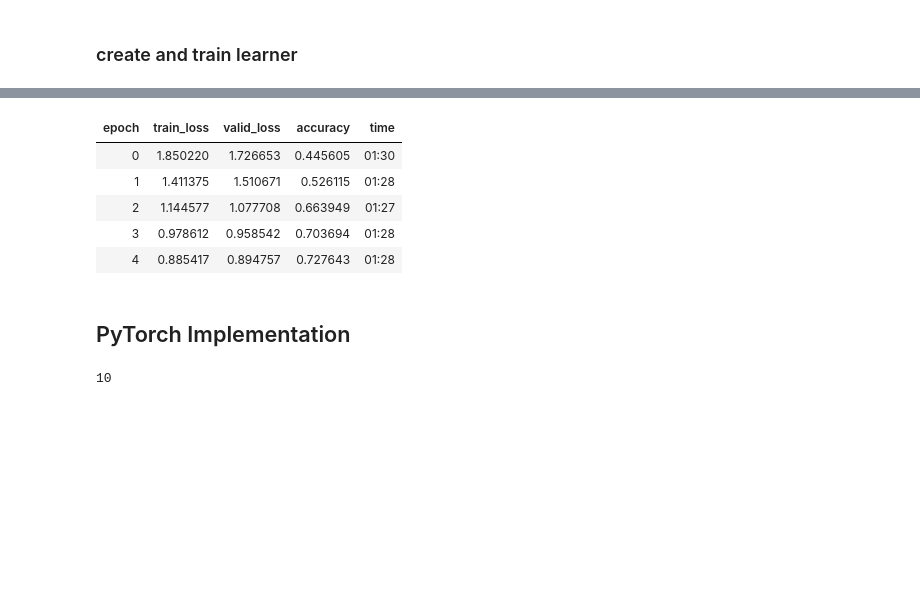
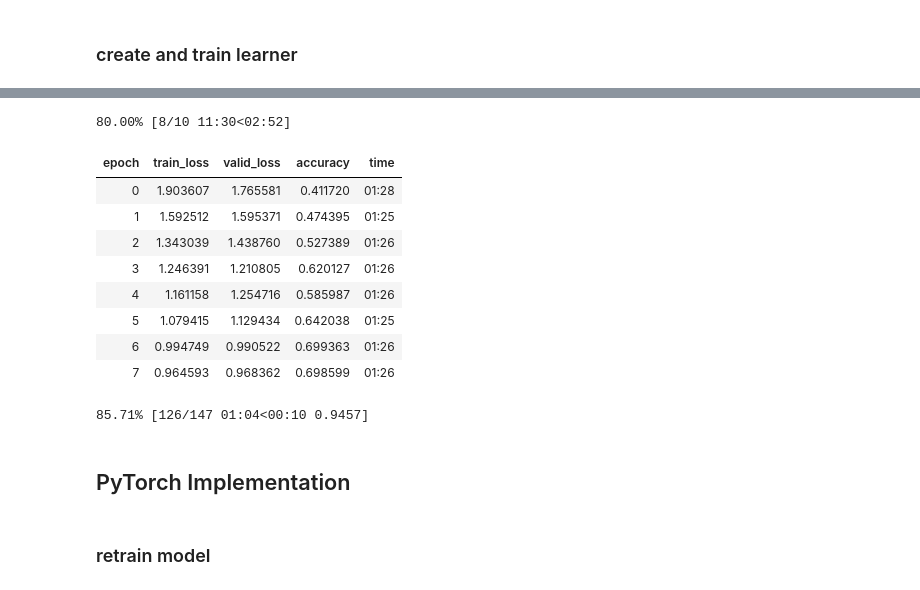
Before and after one commit to asiedubrempong/fastai-experiments, a Jupyter notebook: optimizers/sgd_momentum.ipynb, the cells around one changed output, grey strips where cells are left out. Drawn from its saved outputs; the diff is of its cells as text; code cells hidden in the pictures; blank space fills up the shorter version.

```diff
--- a/optimizers/sgd_momentum.ipynb
+++ b/optimizers/sgd_momentum.ipynb
@@ -42,8 +50,16 @@ def first_moment(p, beta1, grad_avg=None, **kwargs):
+# %%
+def timestep(p, ts=0, **kwargs):
+    ts += 1
+    return {'ts': ts}
 # %%
-def momentum_step(p, lr, grad_avg, **kwargs):
+def mom_step(p, lr, beta1, ts, grad_avg, bias_correct=False, **kwargs):
+    if bias_correct:
+        bc = debias(beta1, ts)
+        lr /= bc
+
     p.data.add_(-lr, grad_avg)
 # %%
-opt_func = partial(Optimizer, cbs=[first_moment, momentum_step], beta1=0.9)
+opt_func = partial(Optimizer, cbs=[timestep, first_moment, mom_step], beta1=0.9)
 # %% [markdown]
 ### create and train learner
 # %%
@@ -59,15 +73,18 @@ lr=1e-1
+# %%
+lr=3e-2
 # %%
-learn.fit_one_cycle(5, lr)
+learn.fit_one_cycle(10, lr)
 # %% [output]
+80.00% [8/10 11:30<02:52]
 | epoch | train_loss | valid_loss | accuracy | time |
-| 0 | 1.850220 | 1.726653 | 0.445605 | 01:30 |
-| 1 | 1.411375 | 1.510671 | 0.526115 | 01:28 |
-| 2 | 1.144577 | 1.077708 | 0.663949 | 01:27 |
-| 3 | 0.978612 | 0.958542 | 0.703694 | 01:28 |
-| 4 | 0.885417 | 0.894757 | 0.727643 | 01:28 |
+| 0 | 1.903607 | 1.765581 | 0.411720 | 01:28 |
+| 1 | 1.592512 | 1.595371 | 0.474395 | 01:25 |
+| 2 | 1.343039 | 1.438760 | 0.527389 | 01:26 |
+| 3 | 1.246391 | 1.210805 | 0.620127 | 01:26 |
+| 4 | 1.161158 | 1.254716 | 0.585987 | 01:26 |
+| 5 | 1.079415 | 1.129434 | 0.642038 | 01:25 |
+| 6 | 0.994749 | 0.990522 | 0.699363 | 01:26 |
+| 7 | 0.964593 | 0.968362 | 0.698599 | 01:26 |
+85.71% [126/147 01:04<00:10 0.9457]
 # %% [markdown]
 ## PyTorch Implementation
-# %%
-dls.c
-# %% [output]
-10
@@ -73,0 +127,2 @@ dls.c
+# %% [markdown]
+### retrain model
```
Also changed, not shown: parts of 13 cells of this notebook, 3 other files.
